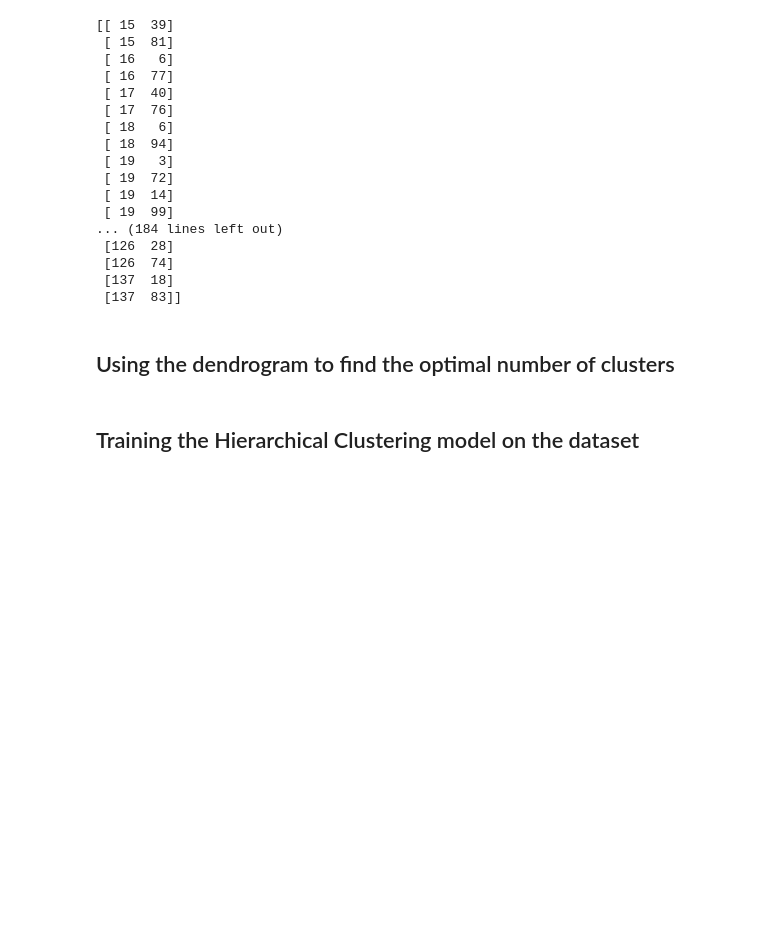
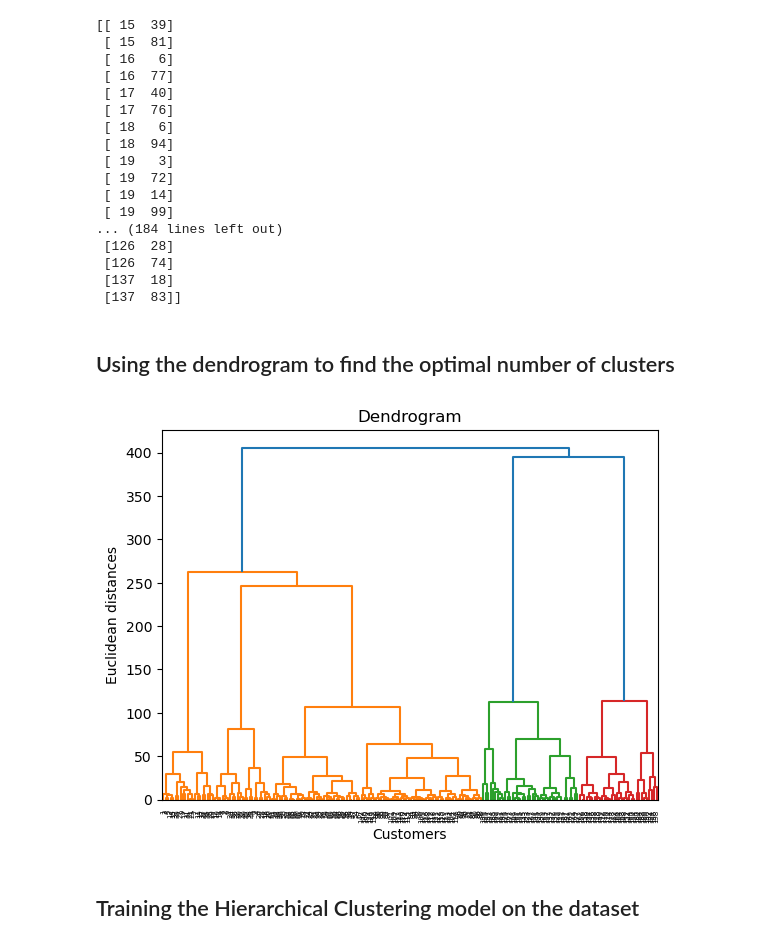
Before and after one commit to Feanor1021/Machine-learning-101, a Jupyter notebook: 3. Clustering/Hierarchical Clustering/hierarchical_clustering.ipynb, the cells around one changed output. Drawn from its saved outputs; the diff is of its cells as text; code cells hidden in the pictures; blank space fills up the shorter version.

Commit message:
dendrogram added

```diff
--- a/3. Clustering/Hierarchical Clustering/hierarchical_clustering.ipynb
+++ b/3. Clustering/Hierarchical Clustering/hierarchical_clustering.ipynb
@@ -95,6 +95,12 @@ print(x)
 # %%
 from scipy.cluster import hierarchy as sch
 dendogram = sch.dendrogram(sch.linkage(x, method = "ward"))
+plt.title("Dendrogram")
+plt.xlabel("Customers")
+plt.ylabel("Euclidean distances")
+plt.show()
+# %% [output]
+[figure, added]
 # %% [markdown]
 ## Training the Hierarchical Clustering model on the dataset
 # %% [markdown]
```
